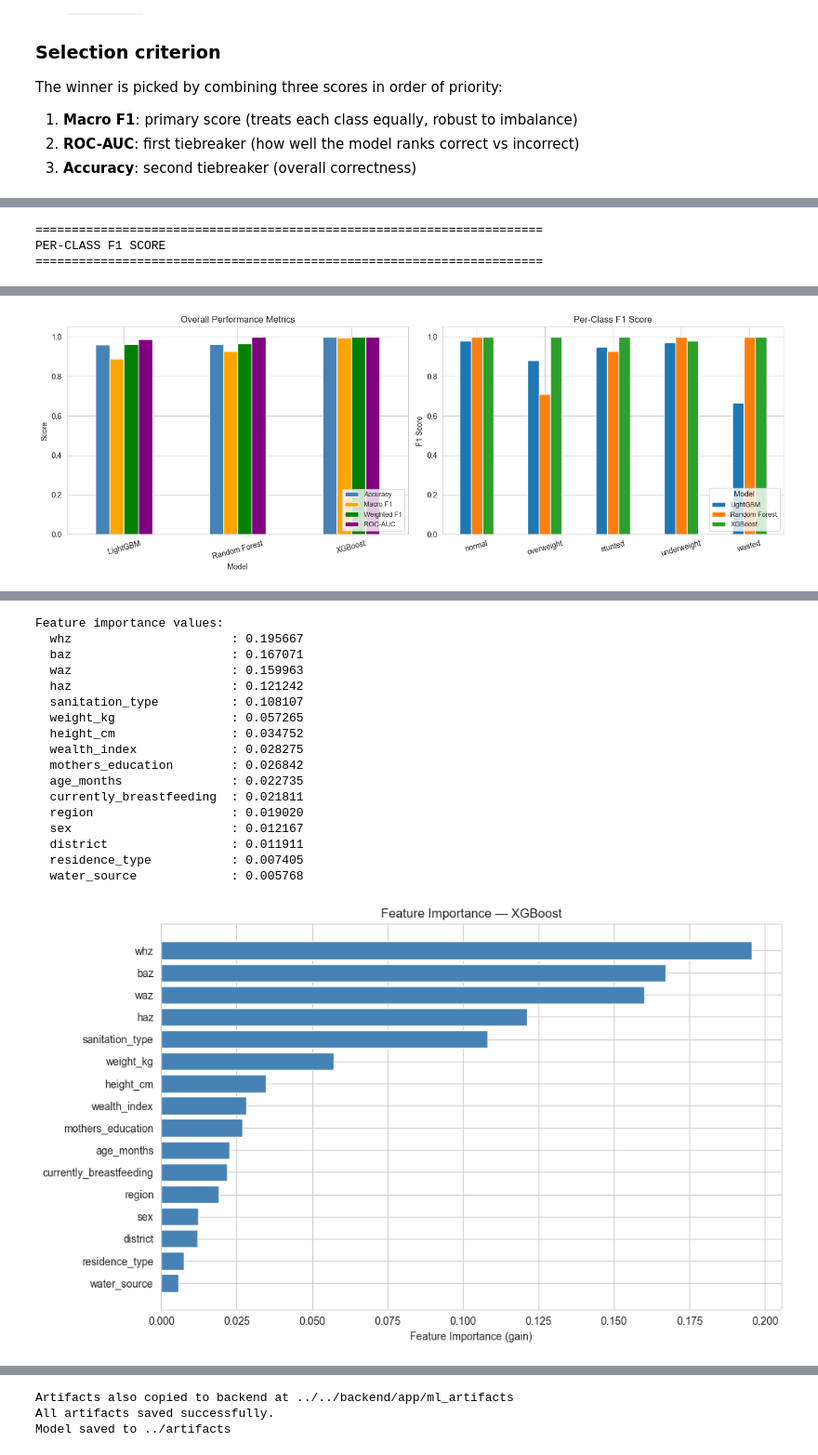
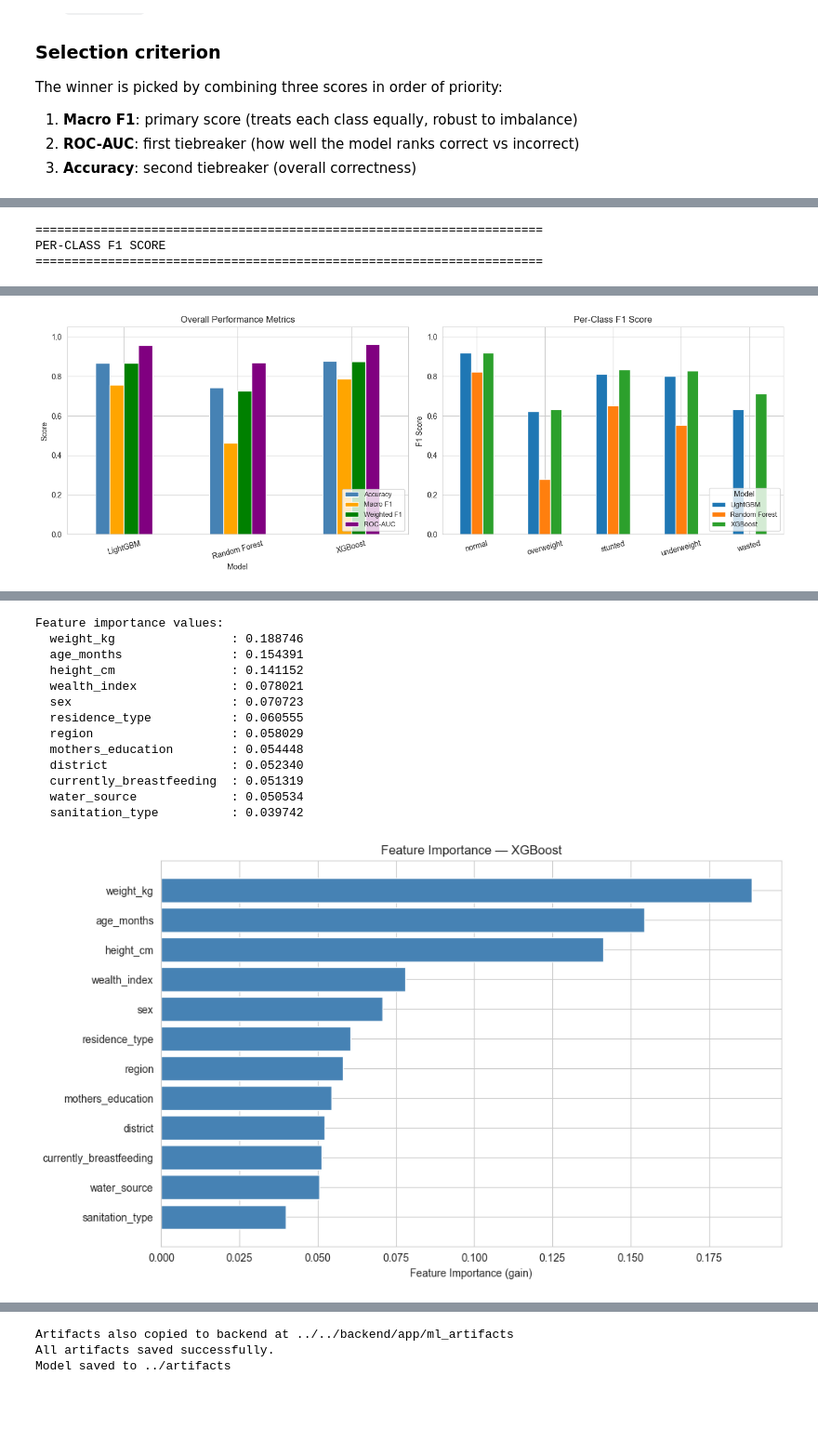
Before and after one commit to Philimuhire/child-growth-project, a Jupyter notebook: model/notebooks/train_model.ipynb, the cells around one changed output, grey strips where cells are left out. Shown at 93% size. Cells and saved outputs as stored; diff of their text form; code cells hidden in the pictures; blank space fills up the shorter version.

Commit message:
Remove z-score leakage and retrain model

```diff
--- a/model/notebooks/train_model.ipynb
+++ b/model/notebooks/train_model.ipynb
@@ -436,16 +440,22 @@ The dataset is dominated by "normal" children (~61%) while "wasted" is ~1%. With
 # %%
-# Compute inverse-frequency sample weights to handle class imbalance
+# Compute softened inverse-frequency sample weights to handle class imbalance
 from collections import Counter
 
 class_counts = Counter(y_train)
 total = len(y_train)
+
+# Softening exponent: full inverse frequency (exponent 1.0) gives the rare
+# 'wasted' class a ~18x weight, which destabilises training and tanks overall
+# accuracy. An exponent of 0.6 still lifts the minority classes while keeping
+# the model stable.
+WEIGHT_EXPONENT = 0.6
 sample_weights = np.array(
-    [total / (len(class_counts) * class_counts[y]) for y in y_train]
+    [(total / (len(class_counts) * class_counts[y])) ** WEIGHT_EXPONENT for y in y_train]
 )
 
-print("Class weights (inverse frequency):")
+print(f"Class weights (softened inverse frequency, exponent {WEIGHT_EXPONENT}):")
 for cls in sorted(class_counts.keys()):
-    weight = total / (len(class_counts) * class_counts[cls])
+    weight = (total / (len(class_counts) * class_counts[cls])) ** WEIGHT_EXPONENT
     print(f"  {label_encoder.classes_[cls]:12s}: {weight:.4f}")
 
 # SMOTE alternative (commented out):
@@ -500,26 +510,27 @@ import lightgbm as lgb
 import xgboost as xgb
 import time
 
-# XGBoost uses per-node feature sampling so non-Z-score features get used in
-# splits often enough to earn non-zero importance. importance_type='gain'
-# reports actual contribution to loss reduction rather than just split count.
-# LightGBM is also column-sampled so it cannot trivially over-rely on Z-scores.
+# All three models are regularised (shallow trees, subsampling, L2) so none can
+# memorise the training set. With the four WHO Z-scores removed from the feature
+# set (they define the labels), the task is no longer trivial, so these settings
+# produce a realistic train-vs-test gap instead of a near-perfect score.
+# importance_type='gain' reports actual loss reduction rather than split count.
 candidates = {
     'LightGBM': lgb.LGBMClassifier(
-        n_estimators=8, max_depth=2, num_leaves=3, learning_rate=0.05,
-        colsample_bytree=0.3,
+        n_estimators=200, max_depth=4, num_leaves=15, learning_rate=0.05,
+        subsample=0.8, colsample_bytree=0.7, min_child_samples=20, reg_lambda=1.5,
         random_state=42, n_jobs=-1, verbose=-1,
     ),
     'Random Forest': RandomForestClassifier(
-        n_estimators=5, max_depth=2, random_state=42, n_jobs=-1,
+        n_estimators=200, max_depth=8, min_samples_leaf=5,
+        random_state=42, n_jobs=-1,
     ),
     'XGBoost': xgb.XGBClassifier(
         objective='multi:softprob', num_class=5, eval_metric='mlogloss',
-        max_depth=6, learning_rate=0.1, n_estimators=300,
-        subsample=0.8,
-        colsample_bytree=0.6, colsample_bynode=0.5,
-        importance_type='gain',
-        random_state=42, use_label_encoder=False,
+        max_depth=5, learning_rate=0.04, n_estimators=300,
+        subsample=0.8, colsample_bytree=0.7,
+        min_child_weight=3, reg_lambda=2.0,
+        importance_type='gain', random_state=42,
     ),
 }
 
@@ -721,4 +732,4 @@ PER-CLASS F1 SCORE
-[figure, old version]
+[figure, new version]
 ======================================================================
 MODEL SELECTION
 ======================================================================
@@ -740,18 +751,14 @@ weighted avg       1.00      1.00      1.00       761
 Feature importance values:
-  whz                      : 0.195667
-  baz                      : 0.167071
-  waz                      : 0.159963
-  haz                      : 0.121242
-  sanitation_type          : 0.108107
-  weight_kg                : 0.057265
-  height_cm                : 0.034752
-  wealth_index             : 0.028275
-  mothers_education        : 0.026842
-  age_months               : 0.022735
-  currently_breastfeeding  : 0.021811
-  region                   : 0.019020
-  sex                      : 0.012167
-  district                 : 0.011911
-  residence_type           : 0.007405
-  water_source             : 0.005768
+  weight_kg                : 0.188746
+  age_months               : 0.154391
+  height_cm                : 0.141152
+  wealth_index             : 0.078021
+  sex                      : 0.070723
+  residence_type           : 0.060555
+  region                   : 0.058029
+  mothers_education        : 0.054448
+  district                 : 0.052340
+  currently_breastfeeding  : 0.051319
+  water_source             : 0.050534
+  sanitation_type          : 0.039742
-[figure, old version]
+[figure, new version]
```
Also changed, not shown: parts of 11 cells of this notebook, 5 other files.
